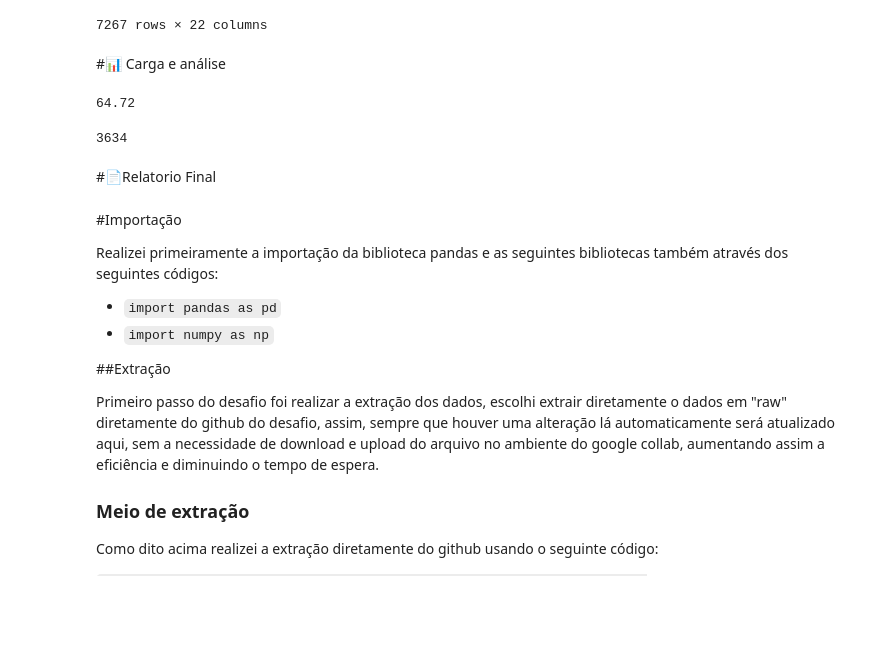
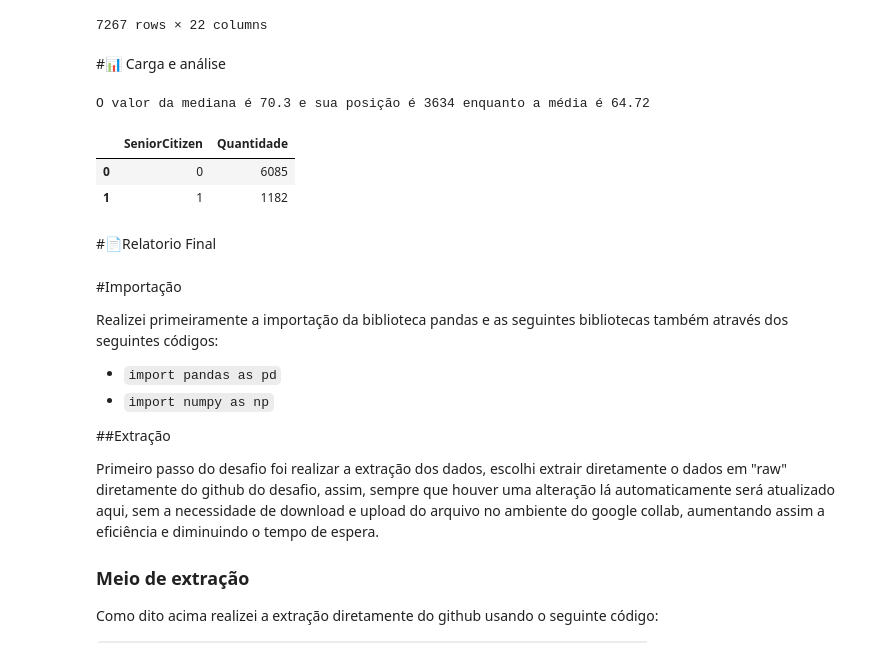
Before and after one commit to Housenkan/ChallengeAluraTelecomX, a Jupyter notebook: TelecomX_BR.ipynb, the cells around one changed output. Drawn from its saved outputs; the diff is of its cells as text; code cells hidden in the pictures; blank space fills up the shorter version.

Commit message:
Atualização - Quantidade de idosos

```diff
--- a/TelecomX_BR.ipynb
+++ b/TelecomX_BR.ipynb
@@ -149,17 +149,20 @@ dados = pd.DataFrame(dados)
 dados.to_csv('dados_tratados.csv', index=False)
 # %% [markdown]
 #📊 Carga e análise
-# %%
-media = dados['Charges.Monthly'].mean()
-print(f'{media:.2f}')
-# %% [output]
-64.72
 # %%
-dados_ordenados = dados.sort_values(by='Charges.Monthly', ascending=True)
-mediana = round((len(dados['Charges.Monthly'])+1)/2)
-print(mediana)
+dados_ordenados_mes = dados.sort_values(by='Charges.Monthly', ascending=True)
+media_mes = round(dados['Charges.Monthly'].mean(), 2)
+mediana_mes = round((len(dados['Charges.Monthly'])+1)/2)
+print(f'O valor da mediana é {dados_ordenados_mes.iloc[mediana_mes]["Charges.Monthly"]} e sua posição é {mediana_mes} enquanto a média é {media_mes}')
 # %% [output]
-3634
+O valor da mediana é 70.3 e sua posição é 3634 enquanto a média é 64.72
+# %%
+idade_public = dados.groupby(dados_ordenados_mes['SeniorCitizen']).size().reset_index(name="Quantidade")
+idade_public
+# %% [output]
+|  | SeniorCitizen | Quantidade |
+| 0 | 0 | 6085 |
+| 1 | 1 | 1182 |
 # %% [markdown]
 #📄Relatorio Final
 # %% [markdown]
```
